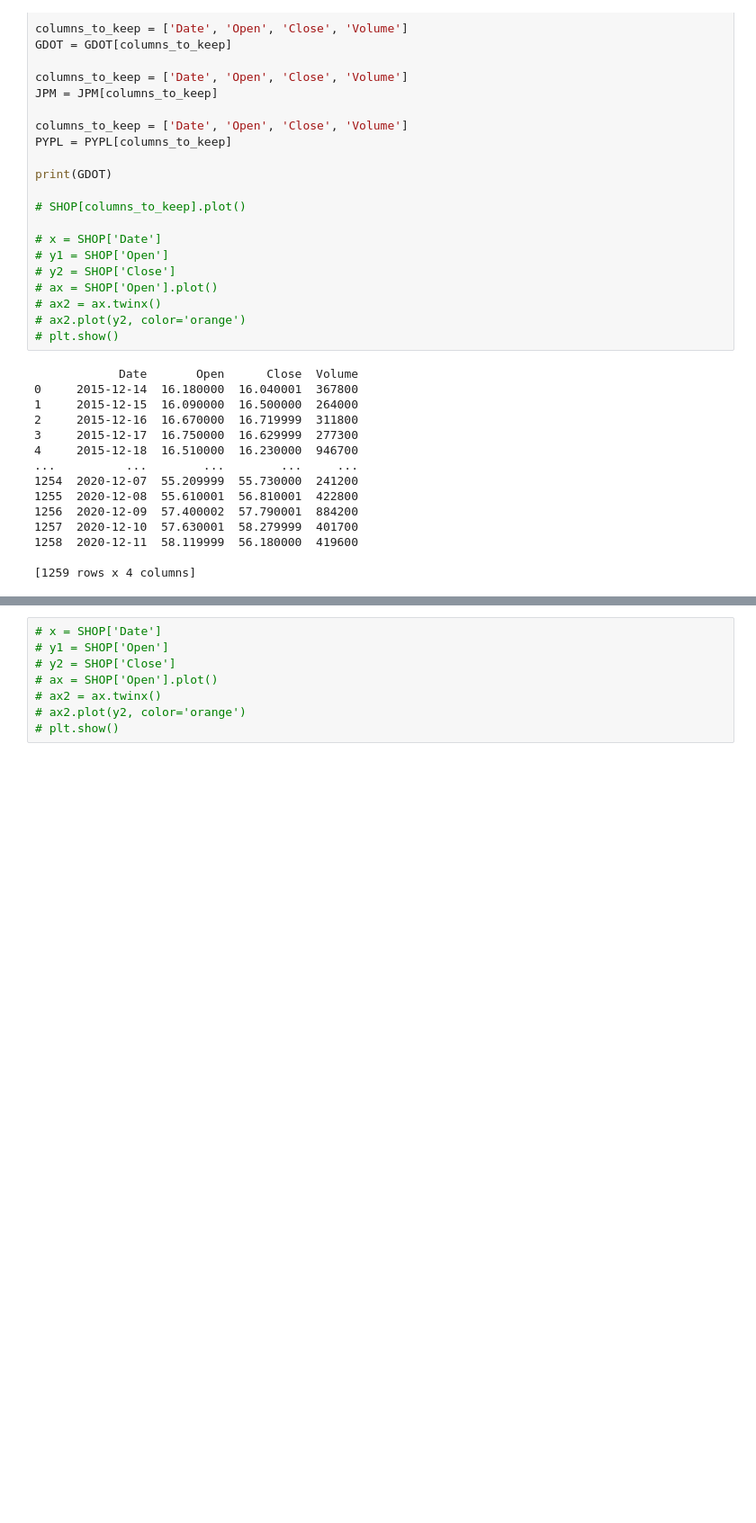
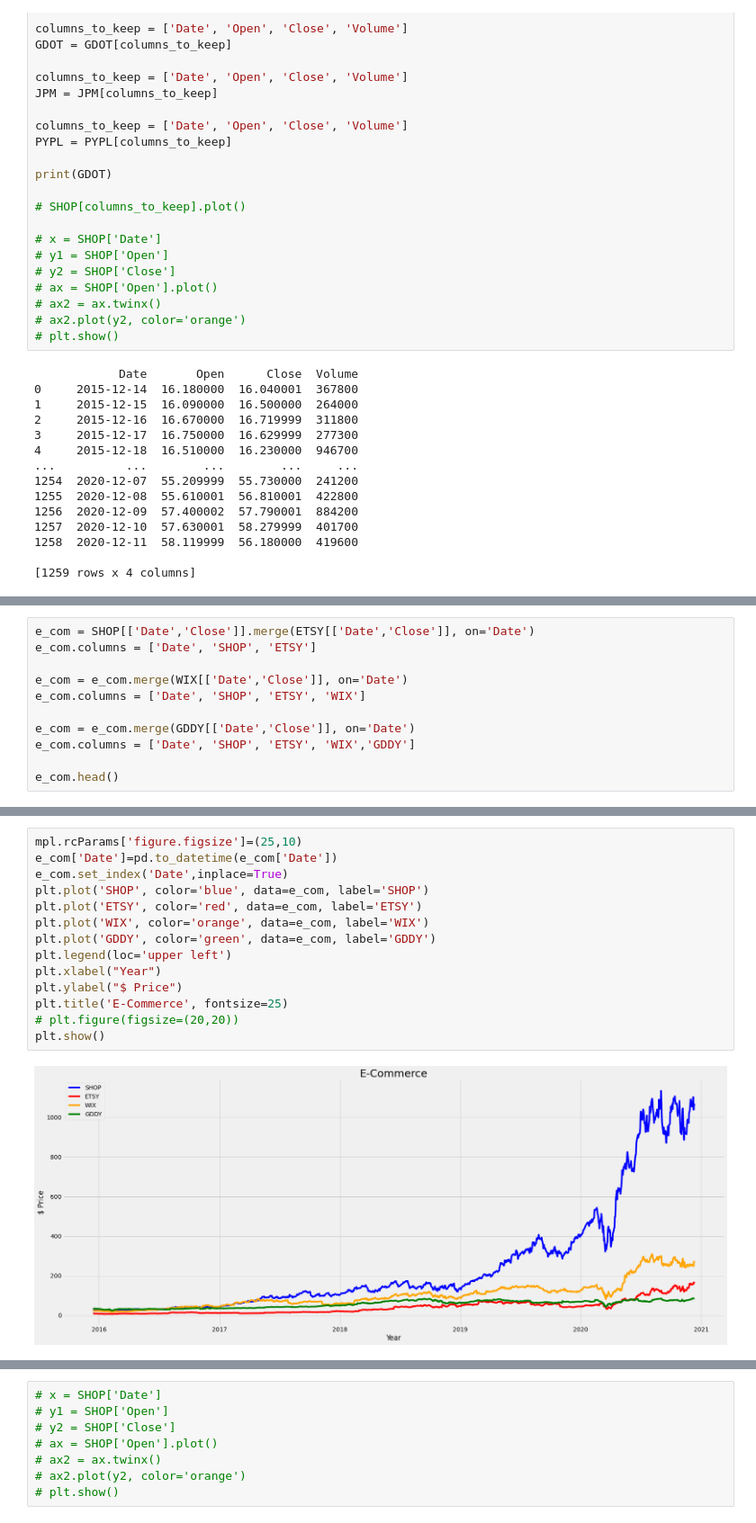
Before and after one commit to aau-vasak/capstone_project, a Jupyter notebook: EDA.ipynb, the cells around one changed output, grey strips where cells are left out. Shown: that part at 90% size. Drawn from its saved outputs; the diff is of its cells as text; blank space fills up the shorter version.

```diff
--- a/EDA.ipynb
+++ b/EDA.ipynb
@@ -145,0 +120,11 @@ plt.show()
+# %%
+e_com = SHOP[['Date','Close']].merge(ETSY[['Date','Close']], on='Date')
+e_com.columns = ['Date', 'SHOP', 'ETSY']
+
+e_com = e_com.merge(WIX[['Date','Close']], on='Date')
+e_com.columns = ['Date', 'SHOP', 'ETSY', 'WIX']
+
+e_com = e_com.merge(GDDY[['Date','Close']], on='Date')
+e_com.columns = ['Date', 'SHOP', 'ETSY', 'WIX','GDDY']
+
+e_com.head()
@@ -145,0 +138,16 @@ plt.show()
+# %%
+mpl.rcParams['figure.figsize']=(25,10)
+e_com['Date']=pd.to_datetime(e_com['Date'])
+e_com.set_index('Date',inplace=True)
+plt.plot('SHOP', color='blue', data=e_com, label='SHOP')
+plt.plot('ETSY', color='red', data=e_com, label='ETSY')
+plt.plot('WIX', color='orange', data=e_com, label='WIX')
+plt.plot('GDDY', color='green', data=e_com, label='GDDY')
+plt.legend(loc='upper left')
+plt.xlabel("Year")
+plt.ylabel("$ Price")
+plt.title('E-Commerce', fontsize=25)
+# plt.figure(figsize=(20,20))
+plt.show()
+# %% [output]
+[figure, added]
```
Also changed, not shown: parts of 12 cells of this notebook.
